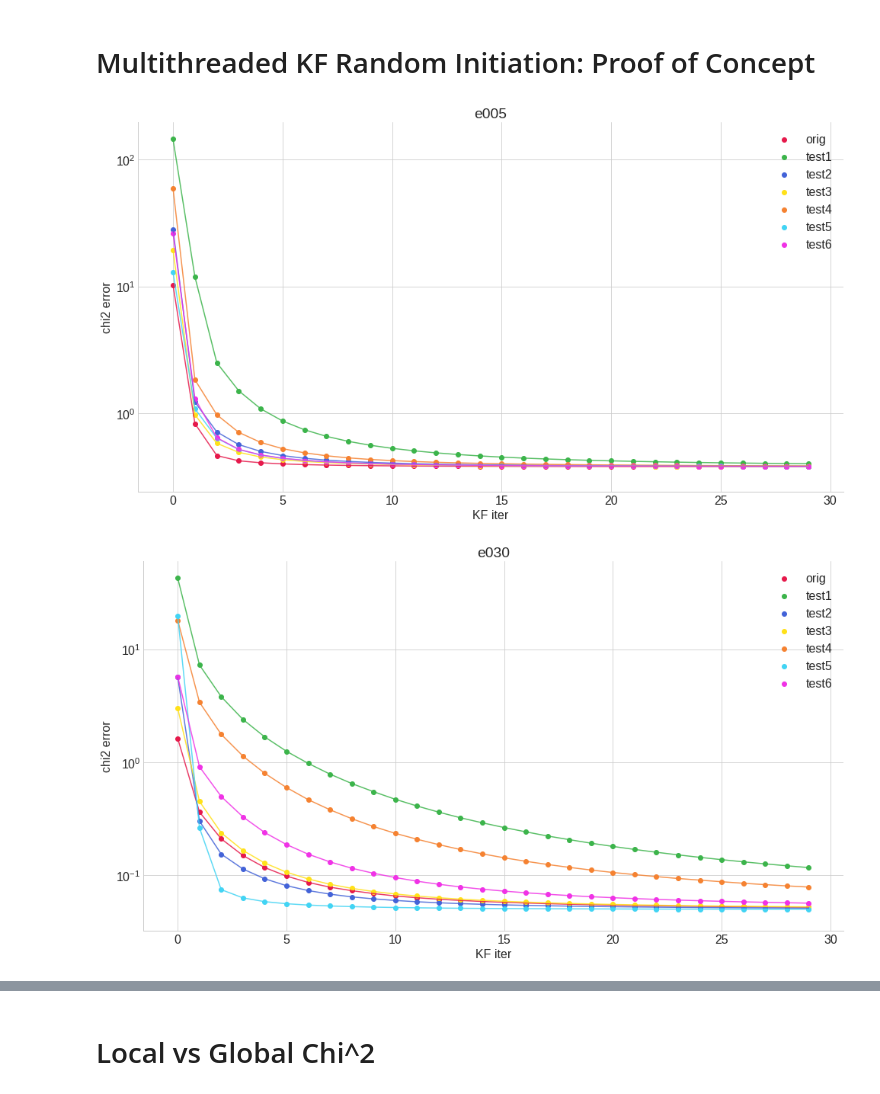
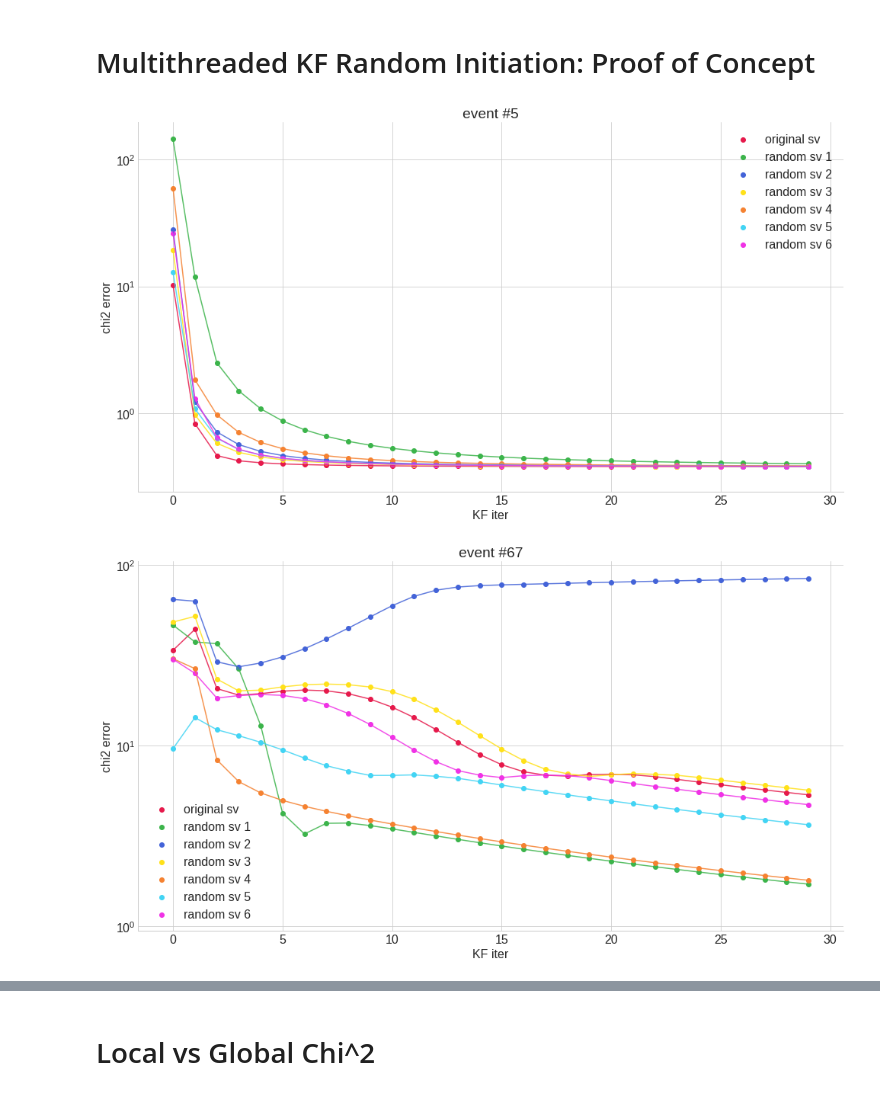
Before and after one commit to bleaktwig/clas12-data-and-tests, a Jupyter notebook: KF_plots.ipynb, the cells around one changed output, grey strips where cells are left out. Cells and saved outputs as stored; diff of their text form; code cells hidden in the pictures.

```diff
--- a/KF_plots.ipynb
+++ b/KF_plots.ipynb
@@ -245,9 +245,13 @@ def values_plot(xarrs, yarrs, title, ylabel, yscale):
     plt.tight_layout()
     plt.show()
     return
+# %%
+notable_events = [chi2_arr[0], chi2_arr[3], chi2_arr[5]]
+events = ["event #5", "event #67", "event #103"]
+names  = ["original sv", "random sv 1", "random sv 2", "random sv 3", "random sv 4", "random sv 5", "random sv 6"]
 # %%
-for i in range(len(chi2_arr)):
-    scatter_plot(chi2_arr[i], TESTS, EVENTS[i], "log")
+for i in range(len(notable_events)):
+    scatter_plot(notable_events[i], names, events[i], "log")
 # %% [output]
-[figure, old version]
+[figure, new version]
-[figure, old version]
+[figure, new version]
```
Also changed, not shown: parts of 9 cells of this notebook, 10 other files.
